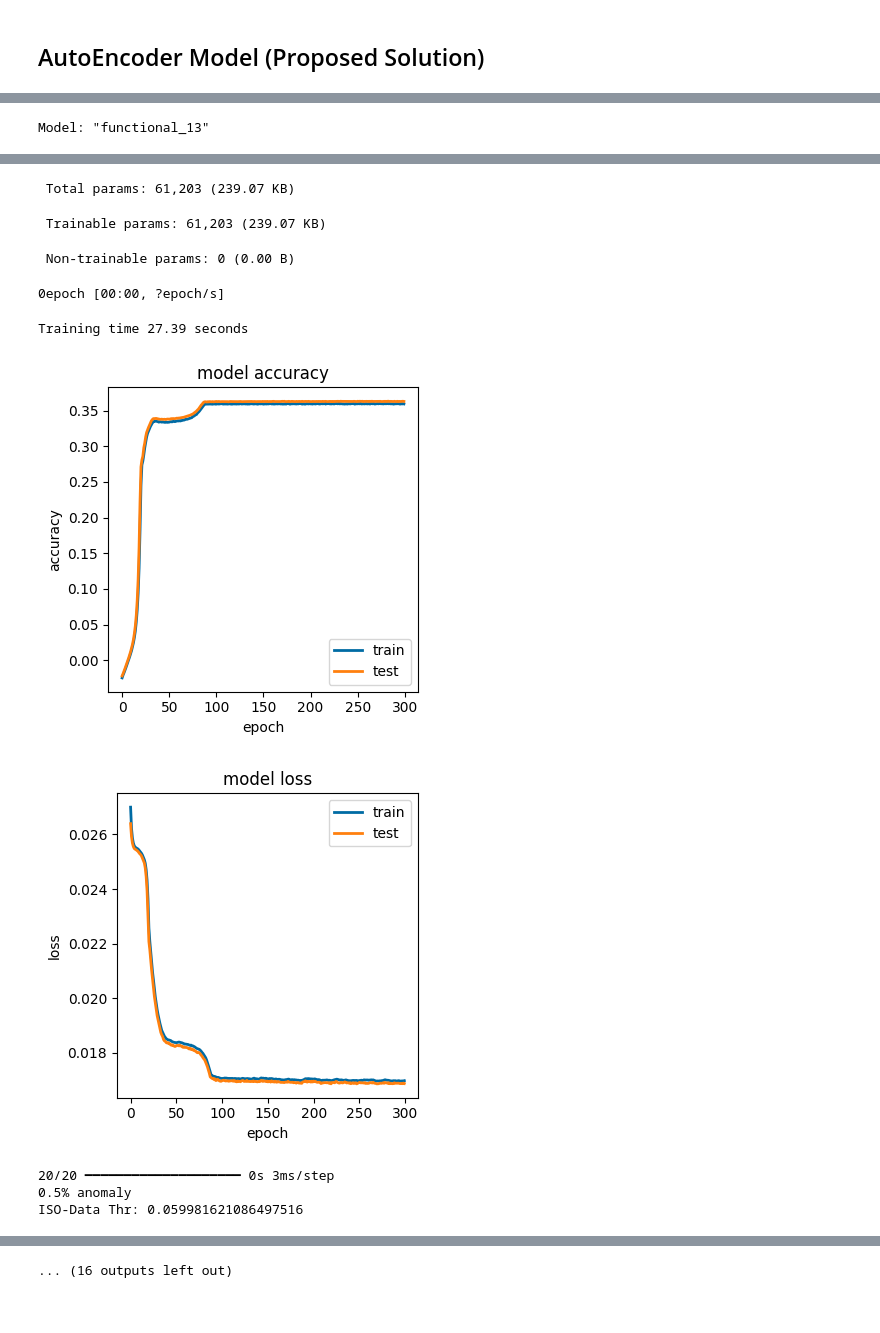
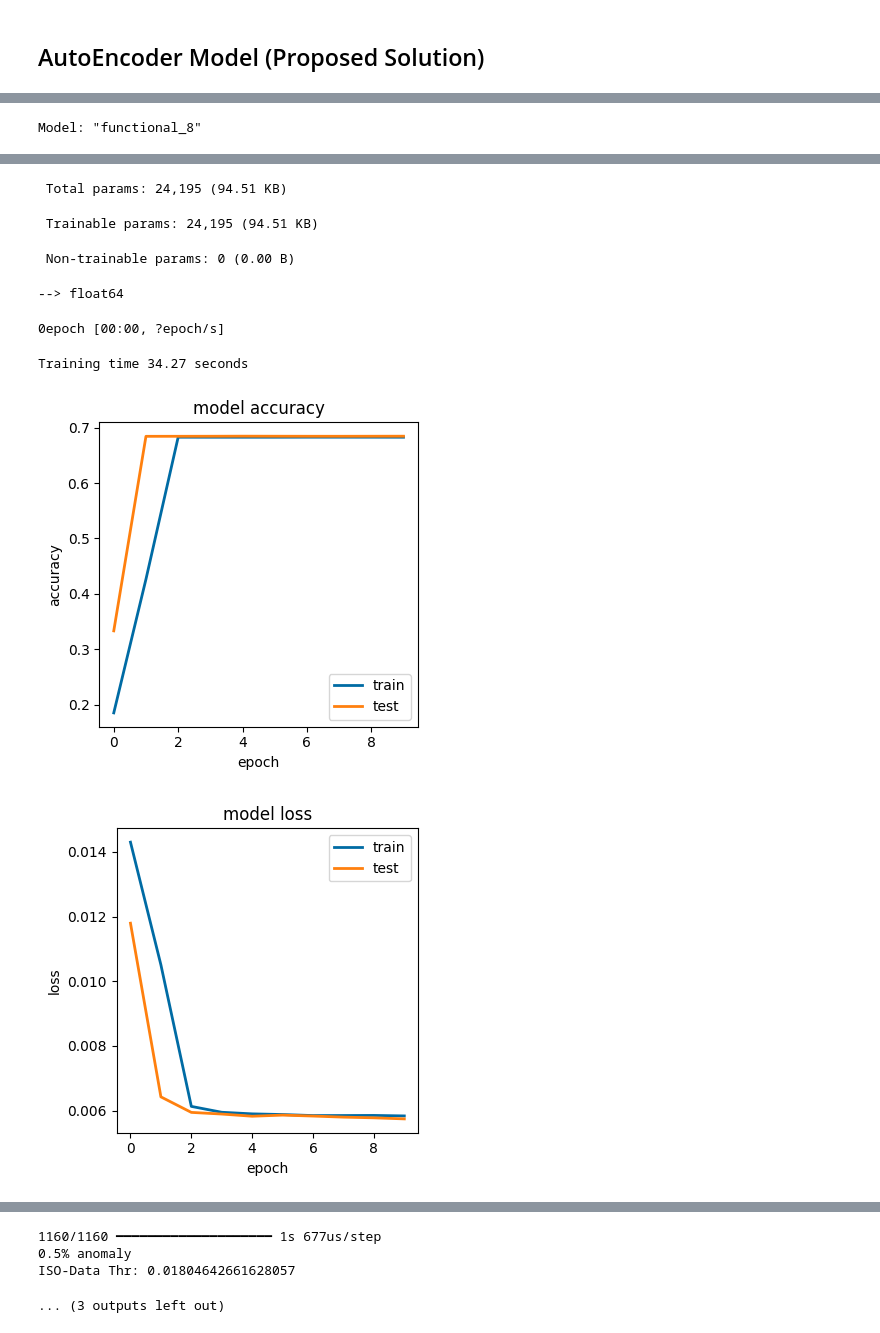
Before and after one commit to catarinaacsilva/ASAP, a Jupyter notebook: main.ipynb, the cells around one changed output, grey strips where cells are left out. Drawn from its saved outputs; the diff is of its cells as text; code cells hidden in the pictures.

Commit message:
added the new dataset to the notebook

```diff
--- a/main.ipynb
+++ b/main.ipynb
@@ -48,7 +51,7 @@ df_exodus = df_exodus.rename({'class': 'label'})
 if 'package' in df_exodus.columns: # deal with null values
     df_exodus = df_exodus.filter(pl.col('package').is_not_null())
 
-df_exodus_clean = df_exodus.drop(['name', 'id', 'package', 'app', 'price', 'related apps', 'category', 'dangerous permissions count'])
+df_exodus_clean = df_exodus.drop(['package', 'name', 'id', 'app', 'price', 'related apps', 'category', 'dangerous permissions count'], strict=False)
 
 f=gzip.open('dataset/android_permission_dataset.csv.gz','rb')
 file_content=f.read()
@@ -59,4 +62,15 @@ df_apd = df_apd.rename({'class': 'label'})
 if 'package' in df_apd.columns: # deal with null values
     df_apd = df_apd.filter(pl.col('package').is_not_null())
 
-df_apd_clean = df_apd.drop(['name', 'id', 'package', 'app', 'price', 'related apps', 'category', 'dangerous permissions count'])
+df_apd_clean = df_apd.drop(['name', 'id', 'package', 'app', 'price', 'related apps', 'category', 'dangerous permissions count'], strict=False)
+
+f=gzip.open('dataset/android_big.csv.gz','rb')
+file_content=f.read()
+df_abig = pl.read_csv(file_content)
+
+df_abig = df_abig.rename({col: col.lower() for col in df_apd.columns})
+df_abig = df_abig.rename({'class': 'label'})
+if 'package' in df_abig.columns: # deal with null values
+    df_abig = df_abig.filter(pl.col('package').is_not_null())
+
+df_abig_clean = df_abig.drop(['package'])
@@ -63,7 +86,7 @@ df_apd_clean = df_apd.drop(['name', 'id', 'package', 'app', 'price', 'related ap
 # %%
-dfs_clean = [df_exodus_clean, df_apd_clean]
+dfs_clean = [df_exodus_clean, df_apd_clean, df_abig_clean]
 
-for df_clean, name in zip(dfs_clean, ['exodus', 'apd']):
+for df_clean, name in zip(dfs_clean, ['exodus', 'apd', "android"]):
     df_malicious = df_clean.filter(pl.col('label') == 1)
     df_benign    = df_clean.filter(pl.col('label') == 0)
 
@@ -89,12 +114,13 @@ def wrap_labels(ax, width, break_long_words=False):
 # %% [markdown]
 ## Logistic Regression (Reference Model)
 # %%
-for df_clean, name in zip(dfs_clean, ['exodus', 'apd']):
+for df_clean, name in zip(dfs_clean, ['exodus', 'apd', 'abig']):
     undersample = RandomUnderSampler(sampling_strategy='majority')
     Y = df_clean['label']
     X = df_clean.drop(['label'])
 
     X_train, X_test, y_train, y_test = train_test_split(X.to_numpy(), Y.to_numpy(), test_size=0.9, random_state=42, stratify=Y)
+
     X_test, y_test = undersample.fit_resample(X_test, y_test)
 
     clf = LogisticRegression(random_state=42, solver='saga', max_iter=300, penalty=None, tol=1E-3)
@@ -136,7 +165,7 @@ MCC: 0.6052131906142104 F1-Score 0.6980645161290323
 # %% [markdown]
 ## Random Forest (Reference Model)
 # %%
-for df_clean, name in zip(dfs_clean, ['exodus', 'apd']):
+for df_clean, name in zip(dfs_clean, ['exodus', 'apd', 'abig']):
     undersample = RandomUnderSampler(sampling_strategy='majority')
     Y = df_clean['label']
     X = df_clean.drop(['label'])
@@ -218,7 +250,7 @@ def mad_score(points):
     mad = np.median(ad)
     return 0.6745 * ad / mad
 # %%
-for df_clean, name in zip(dfs_clean, ['exodus', 'apd']):
+for df_clean, name in zip(dfs_clean, ['exodus', 'apd', 'abig']):
     undersample = RandomUnderSampler(sampling_strategy='majority')
     Y = df_clean['label']
     X = df_clean.drop(['label'])
@@ -226,6 +258,8 @@ for df_clean, name in zip(dfs_clean, ['exodus', 'apd']):
     X_train, X_test, y_train, y_test = train_test_split(X.to_numpy(), Y.to_numpy(), test_size=0.8, random_state=42, stratify=Y)
 
     # Need to remove malicions samples
+    X_train = X_train.astype('float64')
+    X_train, X_test, y_train, y_test = (a.astype('float64') for a in (X_train, X_test, y_train, y_test))
     X_train = X_train[y_train == 0]
     X_validation = X_test[y_test == 0]
 
@@ -319,4 +353,4 @@ Training data 5999 Testing data 612
-Model: "functional_13"
+Model: "functional_8"
 ┏━━━━━━━━━━━━━━━━━━━━━━━━━━━━━━━━━┳━━━━━━━━━━━━━━━━━━━━━━━━┳━━━━━━━━━━━━━━━┓
 ┃ Layer (type)                    ┃ Output Shape           ┃       Param # ┃
 ┡━━━━━━━━━━━━━━━━━━━━━━━━━━━━━━━━━╇━━━━━━━━━━━━━━━━━━━━━━━━╇━━━━━━━━━━━━━━━┩
@@ -336,11 +370,9 @@ Model: "functional_13"
 └─────────────────────────────────┴────────────────────────┴───────────────┘
- Total params: 61,203 (239.07 KB)
+ Total params: 24,195 (94.51 KB)
- Trainable params: 61,203 (239.07 KB)
+ Trainable params: 24,195 (94.51 KB)
  Non-trainable params: 0 (0.00 B)
-0epoch [00:00, ?epoch/s]
+--> float64
-Training time 27.39 seconds
+0epoch [00:00, ?epoch/s]
+Training time 34.27 seconds
-[figure, old version]
+[figure, new version]
-[figure, old version]
+[figure, new version]
-20/20 ━━━━━━━━━━━━━━━━━━━━ 0s 3ms/step
-0.5% anomaly
-ISO-Data Thr: 0.059981621086497516
@@ -348 +379,4 @@ ISO-Data Thr: 0.059981621086497516
-... (16 outputs left out)
+1160/1160 ━━━━━━━━━━━━━━━━━━━━ 1s 677us/step
+0.5% anomaly
+ISO-Data Thr: 0.01804642661628057
+... (3 outputs left out)
```
Also changed, not shown: parts of 6 cells of this notebook, 9 other files.
